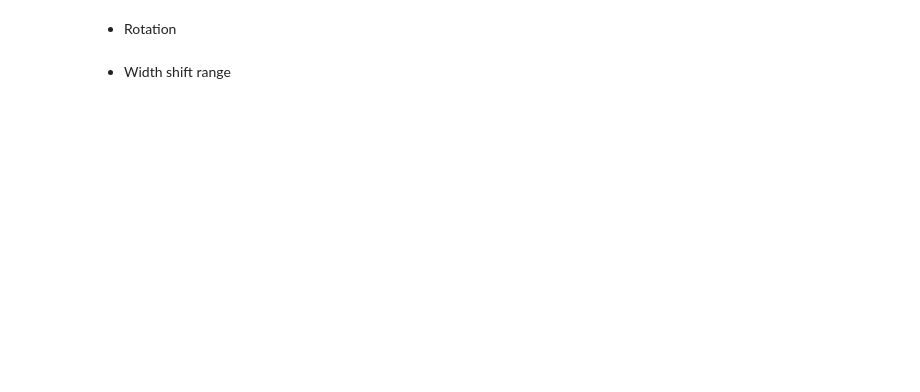
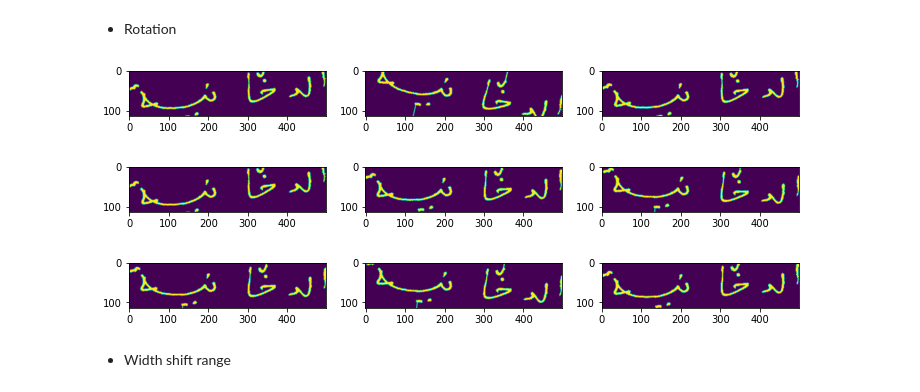
Before and after one commit to amFarrouk/OCR_prj, a Jupyter notebook: simpleCNN.ipynb, the cells around one changed output. Saved outputs shown, nothing was run; the diff lists cells and outputs as text; code cells hidden in the pictures; blank space fills up the shorter version.

```diff
--- a/simpleCNN.ipynb
+++ b/simpleCNN.ipynb
@@ -383,6 +403,24 @@ Exploring different effects of data augmentation on performance of Models<br>
 <ul>
 <li>Rotation</li>
 </ul>
+# %%
+img=img1
+batch_size=9
+datagen = ImageDataGenerator(rotation_range=15)
+img=img.reshape(1,img1.shape[0],img1.shape[1],1)
+datagen.fit(img)
+i=0
+
+plt.subplots(figsize=(12,5))
+for img_batch in datagen.flow(img, batch_size=batch_size):
+    for img in img_batch:
+        plt.subplot(330 +1+ i)
+        plt.imshow(img.reshape(img1.shape[0],img1.shape[1]))
+        i=i+1
+    if i >= batch_size:
+        break
+# %% [output]
+[figure, added]
 # %% [markdown]
 <ul>
 <li>Width shift range</li>
```
Also changed, not shown: parts of 12 cells of this notebook.
